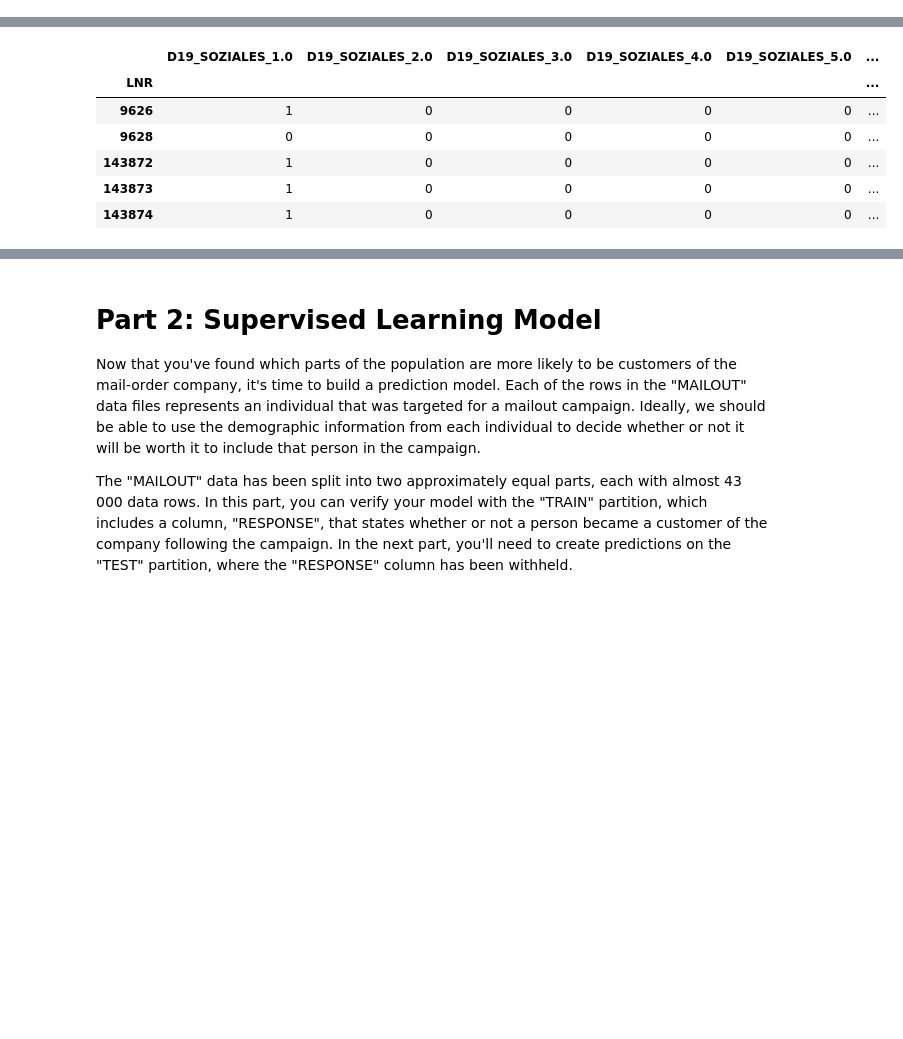
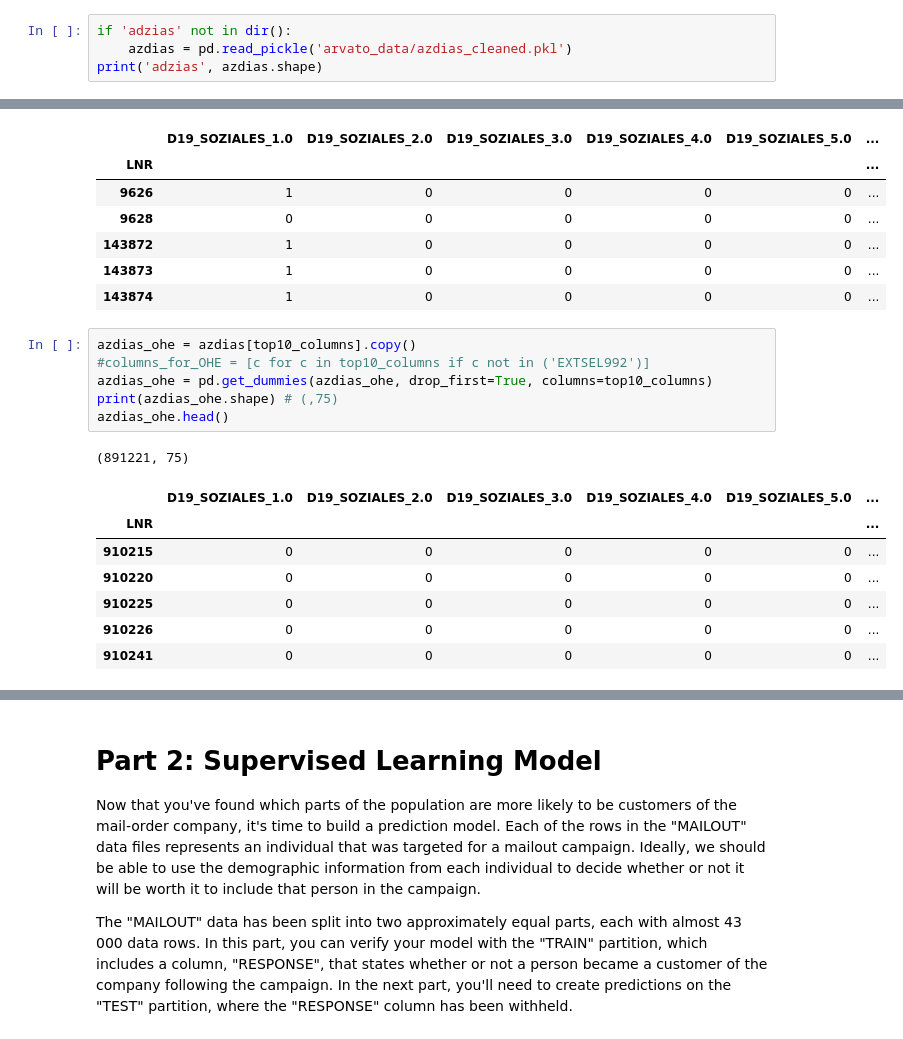
Before and after one commit to olalakul/udacity-MLengineer-capstone, a Jupyter notebook: Arvato Project Workbook.ipynb, the cells around one changed output, grey strips where cells are left out. Saved outputs shown, nothing was run; the diff lists cells and outputs as text; blank space fills up the shorter version.

```diff
--- a/Arvato Project Workbook.ipynb
+++ b/Arvato Project Workbook.ipynb
@@ -308,3 +313,7 @@ feature_importances.head(25)[::-1].plot.barh(figsize=(7,7));
 # Part 1: Customer Segmentation Report
 
 The main bulk of your analysis will come in this part of the project. Here, you should use unsupervised learning techniques to describe the relationship between the demographics of the company's existing customers and the general population of Germany. By the end of this part, you should be able to describe parts of the general population that are more likely to be part of the mail-order company's main customer base, and which parts of the general population are less so.
+# %%
+if 'adzias' not in dir():
+    azdias = pd.read_pickle('arvato_data/azdias_cleaned.pkl')
+print('adzias', azdias.shape)
@@ -378,3 +409,18 @@ data_ohe.head()
 | 143872 | 1 | 0 | 0 | 0 | 0 | ... |
 | 143873 | 1 | 0 | 0 | 0 | 0 | ... |
 | 143874 | 1 | 0 | 0 | 0 | 0 | ... |
+# %%
+azdias_ohe = azdias[top10_columns].copy()
+#columns_for_OHE = [c for c in top10_columns if c not in ('EXTSEL992')]
+azdias_ohe = pd.get_dummies(azdias_ohe, drop_first=True, columns=top10_columns)
+print(azdias_ohe.shape) # (,75)
+azdias_ohe.head()
+# %% [output]
+(891221, 75)
+|  | D19_SOZIALES_1.0 | D19_SOZIALES_2.0 | D19_SOZIALES_3.0 | D19_SOZIALES_4.0 | D19_SOZIALES_5.0 | ... |
+| LNR |  |  |  |  |  | ... |
+| 910215 | 0 | 0 | 0 | 0 | 0 | ... |
+| 910220 | 0 | 0 | 0 | 0 | 0 | ... |
+| 910225 | 0 | 0 | 0 | 0 | 0 | ... |
+| 910226 | 0 | 0 | 0 | 0 | 0 | ... |
+| 910241 | 0 | 0 | 0 | 0 | 0 | ... |
```
Also changed, not shown: parts of 21 cells of this notebook.
